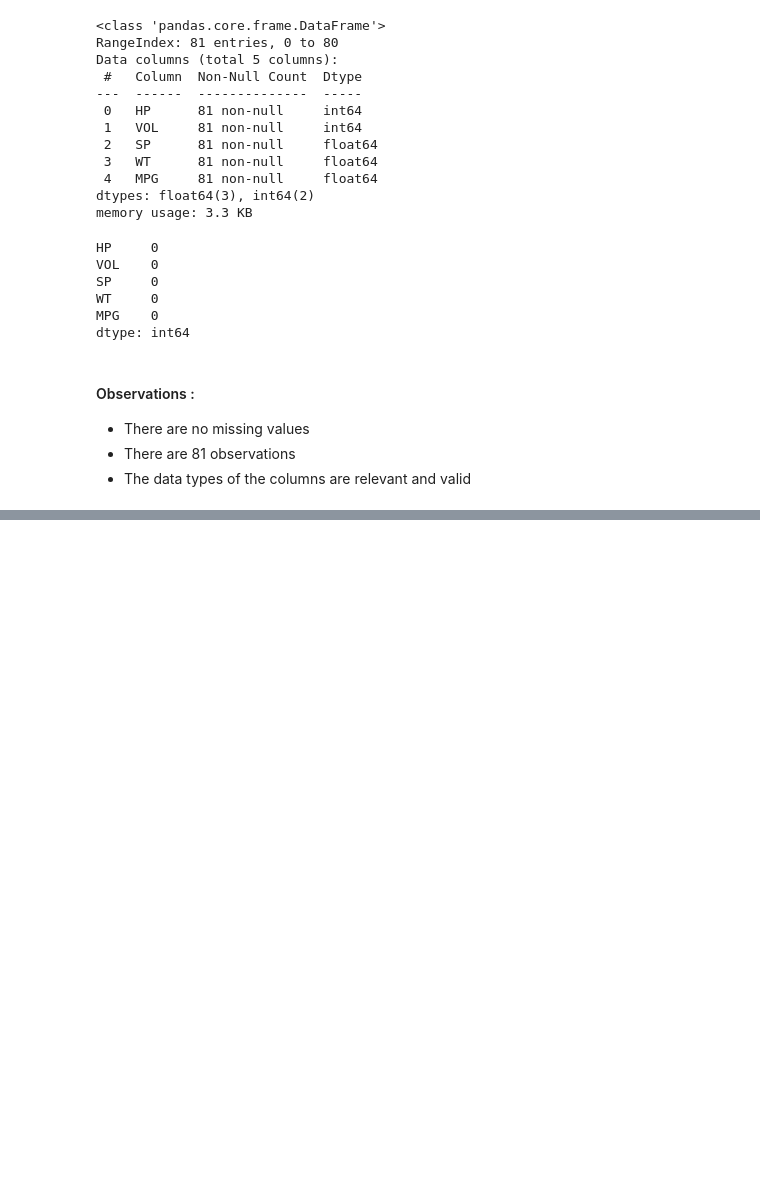
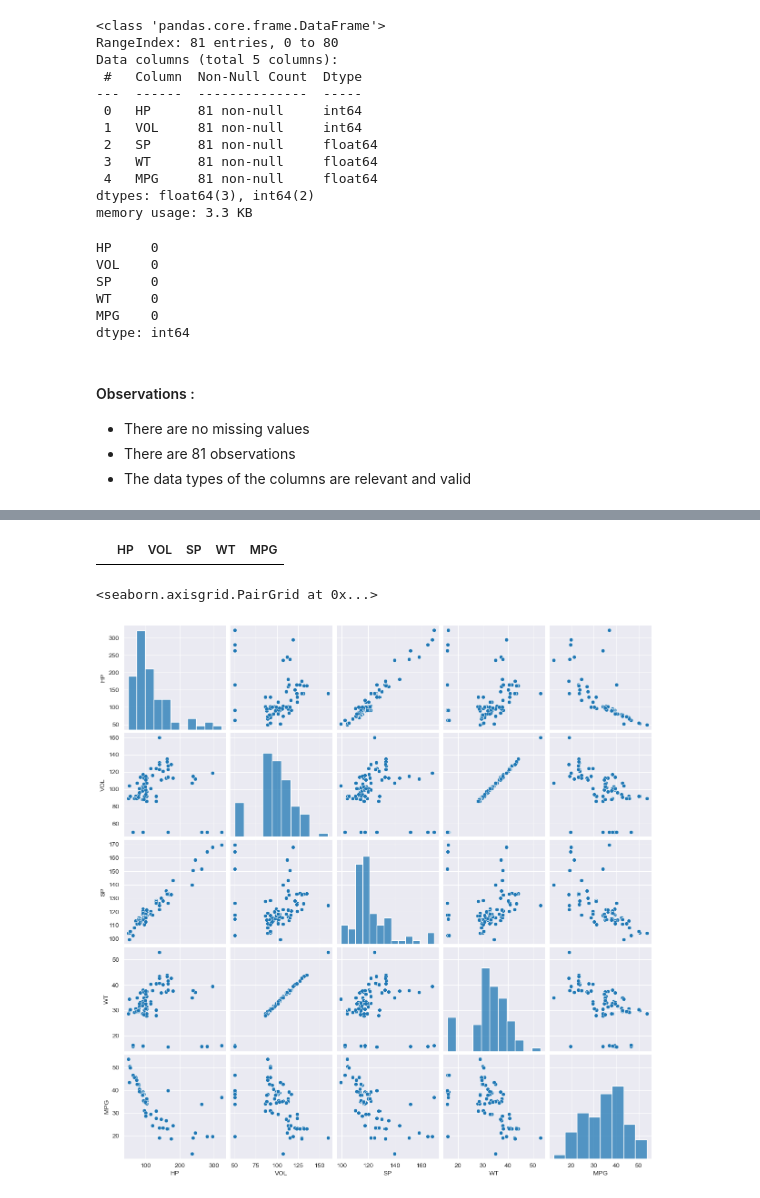
Before and after one commit to praveenreddy1833/AIML_Assignment_033, a Jupyter notebook: multilinear.ipynb, the cells around one changed output, grey strips where cells are left out. Cells and saved outputs as stored; diff of their text form; code cells hidden in the pictures; blank space fills up the shorter version.

```diff
--- a/multilinear.ipynb
+++ b/multilinear.ipynb
@@ -90,0 +96,10 @@ TypeError: GridSpec.__init__() got an unexpected keyword argument 'height_ration
+# %%
+cars[cars.duplicated()]
+# %% [output]
+|  | HP | VOL | SP | WT | MPG |
+# %%
+sns.set_style(style="darkgrid")
+sns.pairplot(cars)
+# %% [output]
+<seaborn.axisgrid.PairGrid at 0x...>
+[figure, added]
```
Also changed, not shown: parts of 12 cells of this notebook.
